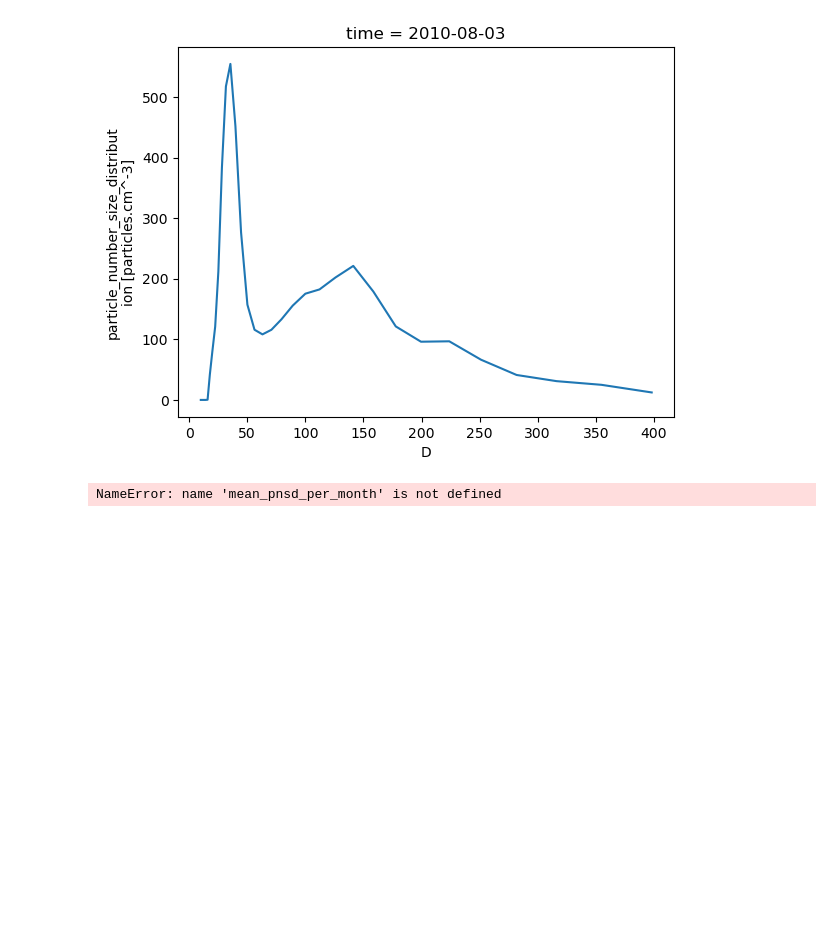
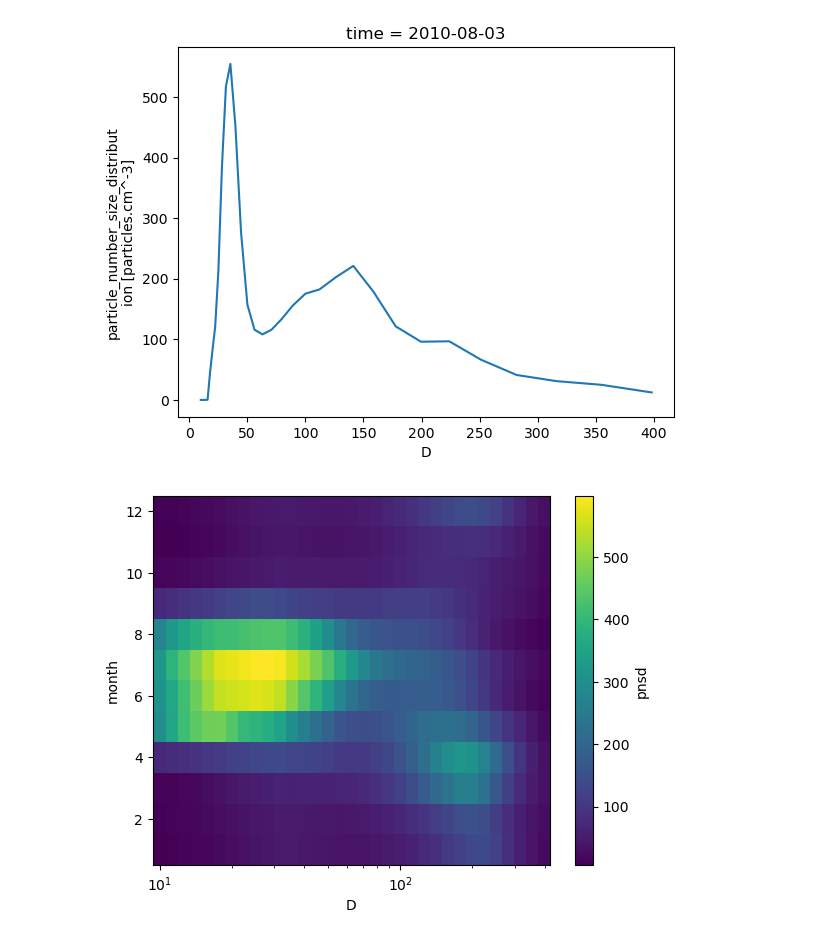
Before and after one commit to eScience-course/Tjaernoe2022-group7, a Jupyter notebook: arttu/test_data.ipynb, the cells around one changed output. Drawn from its saved outputs; the diff is of its cells as text; code cells hidden in the pictures; blank space fills up the shorter version.

```diff
--- a/arttu/test_data.ipynb
+++ b/arttu/test_data.ipynb
@@ -35,7 +42,10 @@ data["pnsd"].isel(time=0).plot()
 [figure]
 # %%
 mean_pnsd_per_month = data["pnsd"].groupby(data.time.dt.month).mean()
-# %%
-mean_pnsd_per_month.plot()
-# %% [output]
-NameError: name 'mean_pnsd_per_month' is not defined
+# %%
+fig = plt.figure()
+ax = fig.add_subplot()
+mean_pnsd_per_month.plot()
+ax.set_xscale("log")
+# %% [output]
+[figure, added]
```
Also changed, not shown: parts of 19 cells of this notebook.
